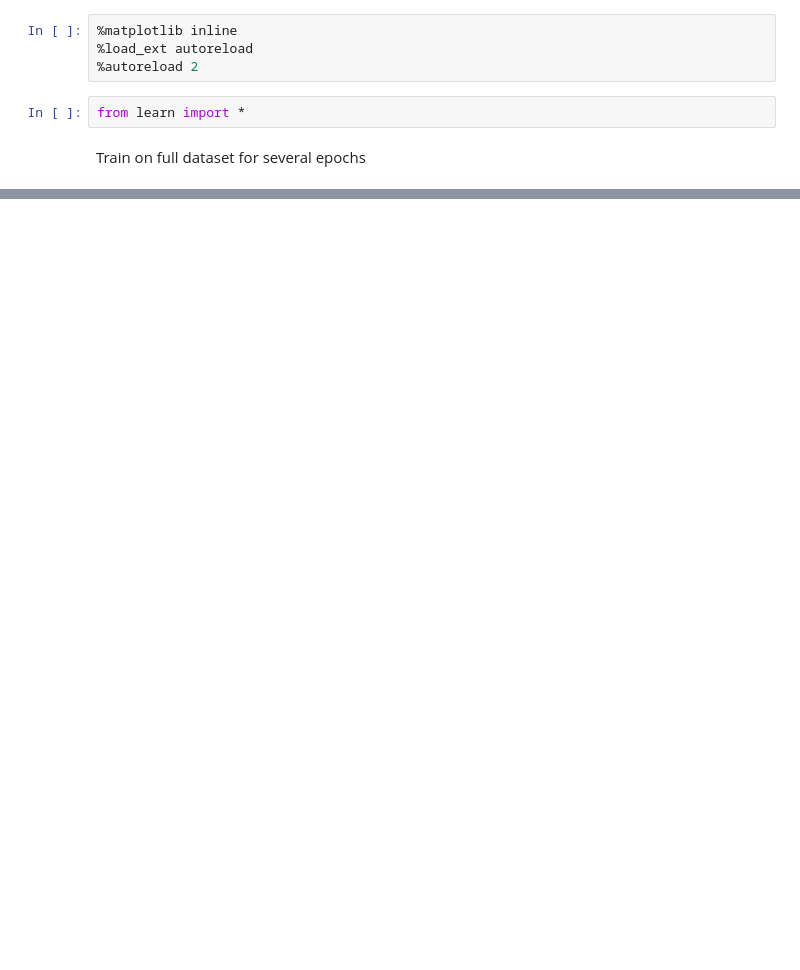
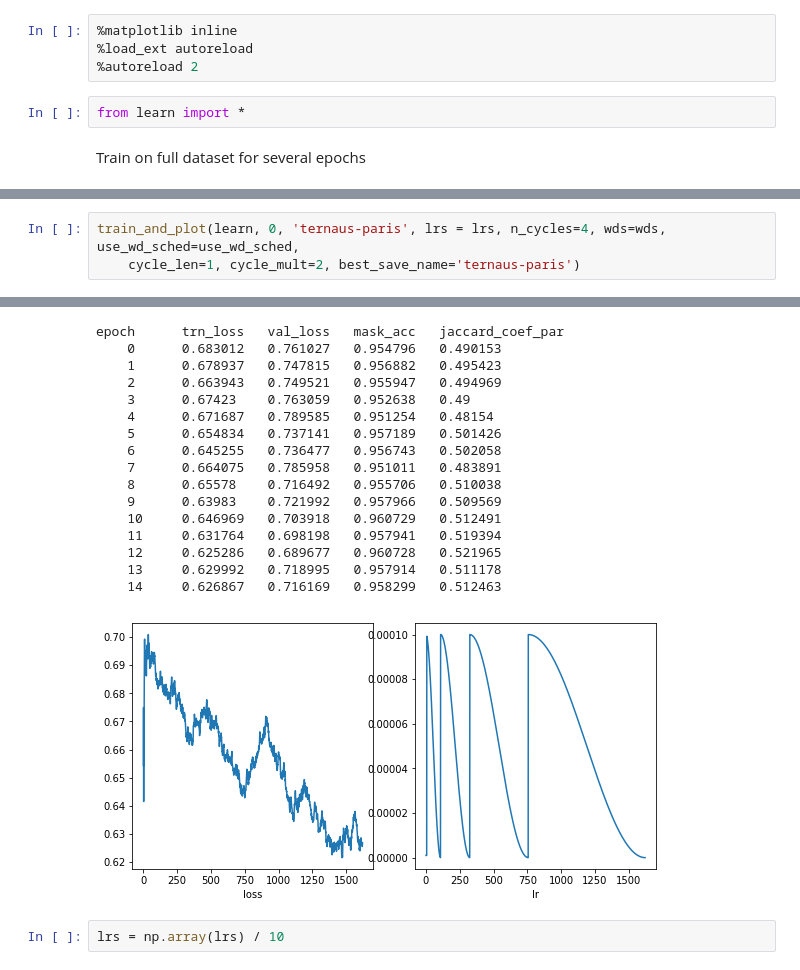
Before and after one commit to Twofyw/building-detection-challenge, a Jupyter notebook: ternausnet-paris.ipynb, the cells around one changed output, grey strips where cells are left out. Saved outputs shown, nothing was run; the diff lists cells and outputs as text; blank space fills up the shorter version.

```diff
--- a/ternausnet-paris.ipynb
+++ b/ternausnet-paris.ipynb
@@ -19,0 +35,4 @@ If you're reading this message in another frontend (for example, a static render
+# %%
+train_and_plot(learn, 0, 'ternaus-paris', lrs = lrs, n_cycles=4, wds=wds, use_wd_sched=use_wd_sched,
+    cycle_len=1, cycle_mult=2, best_save_name='ternaus-paris')
+# %% [output]
@@ -19,0 +40,19 @@ If you're reading this message in another frontend (for example, a static render
+epoch      trn_loss   val_loss   mask_acc   jaccard_coef_par
+    0      0.683012   0.761027   0.954796   0.490153
+    1      0.678937   0.747815   0.956882   0.495423
+    2      0.663943   0.749521   0.955947   0.494969
+    3      0.67423    0.763059   0.952638   0.49
+    4      0.671687   0.789585   0.951254   0.48154
+    5      0.654834   0.737141   0.957189   0.501426
+    6      0.645255   0.736477   0.956743   0.502058
+    7      0.664075   0.785958   0.951011   0.483891
+    8      0.65578    0.716492   0.955706   0.510038
+    9      0.63983    0.721992   0.957966   0.509569
+    10     0.646969   0.703918   0.960729   0.512491
+    11     0.631764   0.698198   0.957941   0.519394
+    12     0.625286   0.689677   0.960728   0.521965
+    13     0.629992   0.718995   0.957914   0.511178
+    14     0.626867   0.716169   0.958299   0.512463
+[figure, added]
+# %%
+lrs = np.array(lrs) / 10
```
Also changed, not shown: parts of 9 cells of this notebook, 12 other files.
